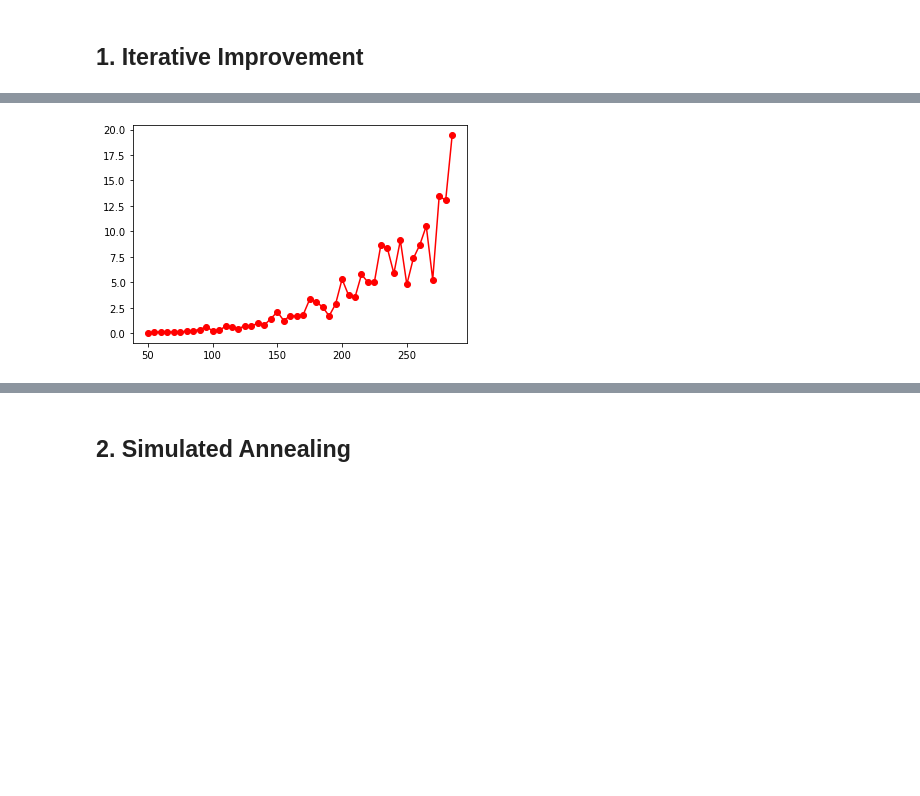
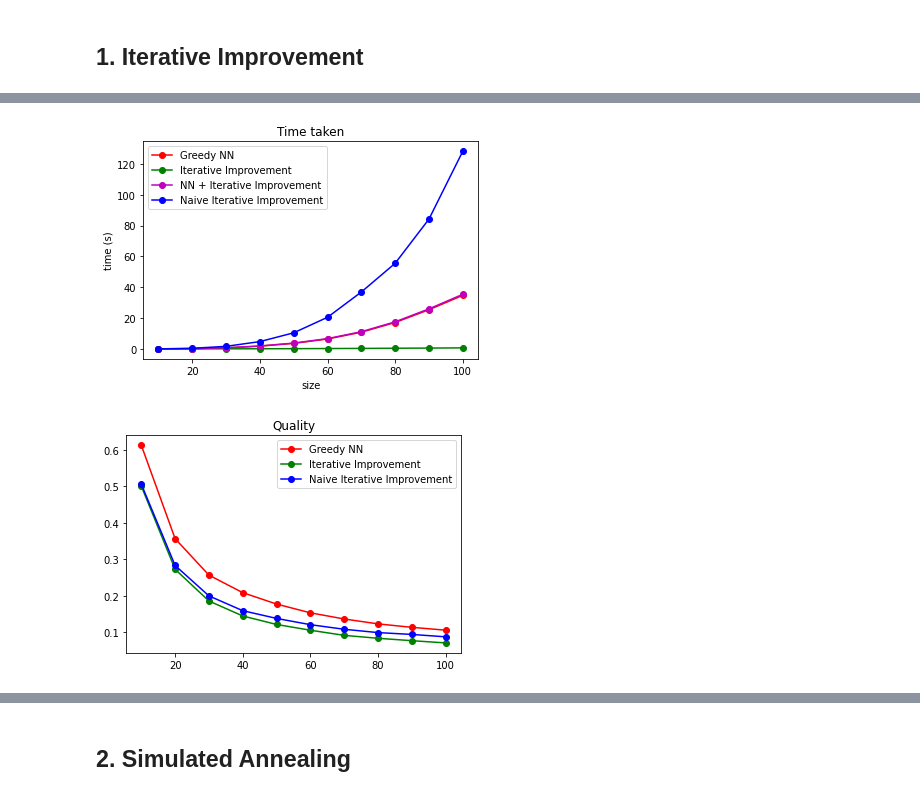
Before and after one commit to driimus/380ct, a Jupyter notebook: Investigating+TSP.ipynb, the cells around one changed output, grey strips where cells are left out. Saved outputs shown, nothing was run; the diff lists cells and outputs as text; code cells hidden in the pictures; blank space fills up the shorter version.

```diff
--- a/Investigating+TSP.ipynb
+++ b/Investigating+TSP.ipynb
@@ -333,14 +356,9 @@ The worst-case complexity is
 # %%
-def twoOptSwap(cycle, i, k):
-    new_cycle = cycle[:i]
-    new_cycle += cycle[i:k+1][::-1]
-    new_cycle += cycle[k+1:]
-    return new_cycle
-
-def iterative_improvement(G, cycle, best_distance):
+def iterative_improvement(G, cycle=None, best_distance=None):
     H = copy.deepcopy(G) # We need the original G. We work on/modify H
     n = len(H)
-    # cycle, best_distance = greedy_nearest_neighbours(H) # initial sol
+    cycle = copy.deepcopy(cycle) or list(range(len(H)))
+    best_distance = best_distance or cost(H, cycle)
 
     improved = True
     while improved:
@@ -365,5 +383,4 @@ def iterative_improvement(G, cycle, best_distance):
             if improved:
                 break
 
-
     return (cycle, best_distance)
@@ -439,5 +474,18 @@ sz      iter    NN      Q1
-# %%
-plt.plot(pnts_n, pnts_t, 'ro-')
-plt.show()
-# %% [output]
-[figure, removed]
+# %%
+plt.title('Time taken')
+plt.xlabel('size'); plt.ylabel('time (s)')
+plt.plot(pnts_n, pnts_t, 'ro-')
+plt.plot(pnts_n, pnts_t_iter, 'go-')
+plt.plot(pnts_n, pnts_t_iter_nn, 'mo-')
+plt.plot(pnts_n, pnts_t_iter_naive, 'bo-')
+plt.legend(['Greedy NN', 'Iterative Improvement', 'NN + Iterative Improvement', 'Naive Iterative Improvement'])
+plt.show()
+plt.title('Quality')
+plt.plot(pnts_n, pnts_q, 'ro-')
+plt.plot(pnts_n, pnts_q_iter, 'go-')
+plt.plot(pnts_n, pnts_q_iter_naive, 'bo-')
+plt.legend(['Greedy NN', 'Iterative Improvement', 'Naive Iterative Improvement'])
+plt.show()
+# %% [output]
+[figure, added]
+[figure, added]
```
Also changed, not shown: parts of 34 cells of this notebook.
